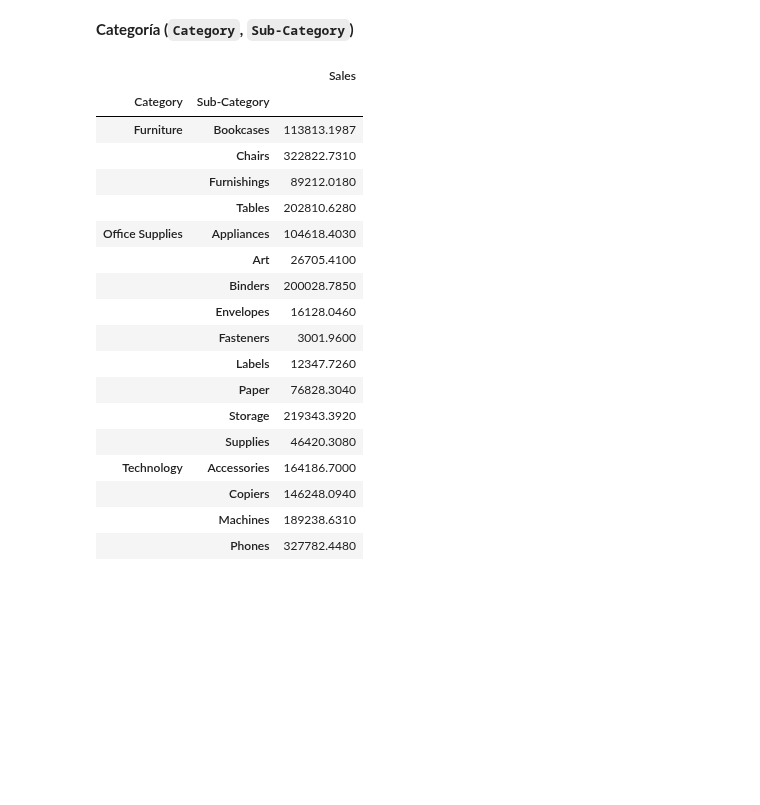
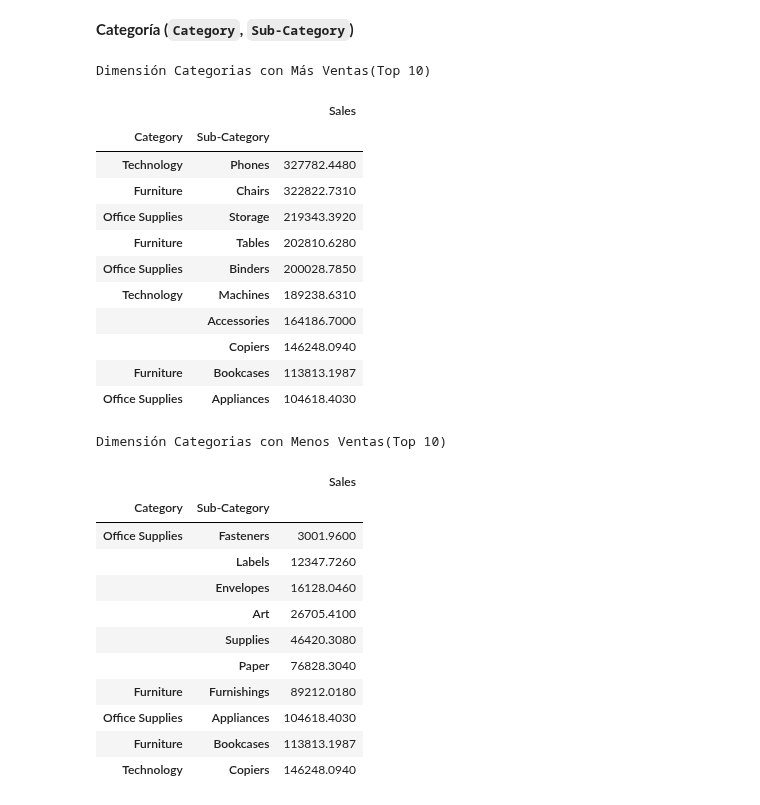
Before and after one commit to SaitoM17/superstore_sales, a Jupyter notebook: notebooks/objetivo_proyecto.ipynb, the cells around one changed output. Cells and saved outputs as stored; diff of their text form; code cells hidden in the pictures; blank space fills up the shorter version.

Commit message:
refactor: Obtención de dimensiones Top10 más y menos ventas categorias

```diff
--- a/notebooks/objetivo_proyecto.ipynb
+++ b/notebooks/objetivo_proyecto.ipynb
@@ -303,24 +303,43 @@ dimensiones_categorias = pd.pivot_table(
     aggfunc='sum'
 )
 
-dimensiones_categorias
+# Ordenar DF
+dimensiones_categorias_desc = dimensiones_categorias.sort_values(by='Sales', ascending=False)
+dimensiones_categorias_asc = dimensiones_categorias.sort_values(by='Sales', ascending=True)
+
+dimensiones_categorias_top_10_mas = dimensiones_categorias_desc.head(10)
+dimensiones_categorias_top_10_menos = dimensiones_categorias_asc.head(10)
-# %% [output]
-|  |  | Sales |
-| Category | Sub-Category |  |
-| Furniture | Bookcases | 113813.1987 |
-|  | Chairs | 322822.7310 |
-|  | Furnishings | 89212.0180 |
-|  | Tables | 202810.6280 |
-| Office Supplies | Appliances | 104618.4030 |
-|  | Art | 26705.4100 |
-|  | Binders | 200028.7850 |
-|  | Envelopes | 16128.0460 |
-|  | Fasteners | 3001.9600 |
-|  | Labels | 12347.7260 |
-|  | Paper | 76828.3040 |
-|  | Storage | 219343.3920 |
-|  | Supplies | 46420.3080 |
-| Technology | Accessories | 164186.7000 |
-|  | Copiers | 146248.0940 |
-|  | Machines | 189238.6310 |
-|  | Phones | 327782.4480 |
+# %%
+print(f'Dimensión Categorias con Más Ventas(Top 10)')
+dimensiones_categorias_top_10_mas
+# %% [output]
+Dimensión Categorias con Más Ventas(Top 10)
+|  |  | Sales |
+| Category | Sub-Category |  |
+| Technology | Phones | 327782.4480 |
+| Furniture | Chairs | 322822.7310 |
+| Office Supplies | Storage | 219343.3920 |
+| Furniture | Tables | 202810.6280 |
+| Office Supplies | Binders | 200028.7850 |
+| Technology | Machines | 189238.6310 |
+|  | Accessories | 164186.7000 |
+|  | Copiers | 146248.0940 |
+| Furniture | Bookcases | 113813.1987 |
+| Office Supplies | Appliances | 104618.4030 |
+# %%
+print(f'Dimensión Categorias con Menos Ventas(Top 10)')
+dimensiones_categorias_top_10_menos
+# %% [output]
+Dimensión Categorias con Menos Ventas(Top 10)
+|  |  | Sales |
+| Category | Sub-Category |  |
+| Office Supplies | Fasteners | 3001.9600 |
+|  | Labels | 12347.7260 |
+|  | Envelopes | 16128.0460 |
+|  | Art | 26705.4100 |
+|  | Supplies | 46420.3080 |
+|  | Paper | 76828.3040 |
+| Furniture | Furnishings | 89212.0180 |
+| Office Supplies | Appliances | 104618.4030 |
+| Furniture | Bookcases | 113813.1987 |
+| Technology | Copiers | 146248.0940 |
```
